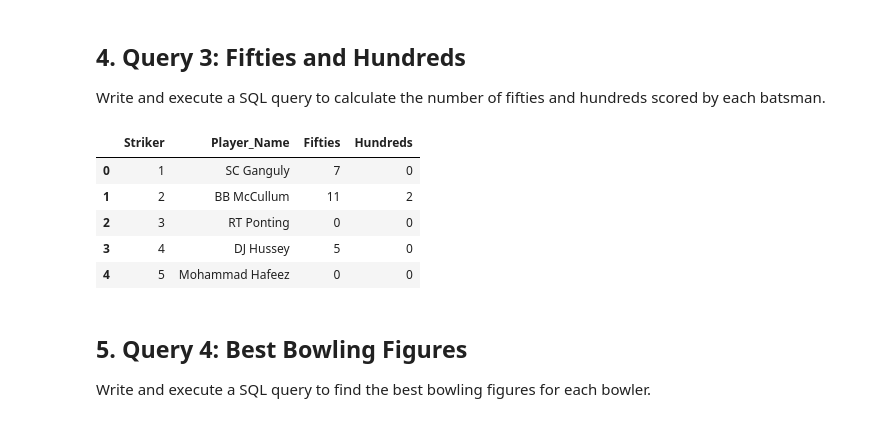
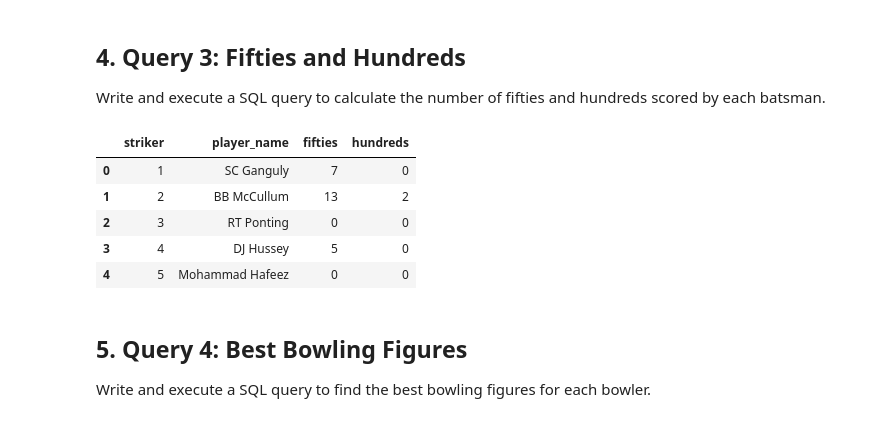
Before and after one commit to Somerillo/DI-Bootcamp, a Jupyter notebook: week9/day5/daily_challenge/Approach_to_Complex_SQLquery_Building_in_Kaggle.ipynb, the cells around one changed output. Cells and saved outputs as stored; diff of their text form; code cells hidden in the pictures.

```diff
--- a/week9/day5/daily_challenge/Approach_to_Complex_SQLquery_Building_in_Kaggle.ipynb
+++ b/week9/day5/daily_challenge/Approach_to_Complex_SQLquery_Building_in_Kaggle.ipynb
@@ -169,68 +193,55 @@ Write and execute a SQL query to calculate the number of fifties and hundreds sc
 # %%
 # query to calculate # of fifties
 query = """
-WITH Innings_Runs_CTE AS ( -- CTE for Innings Runs 50s & 100s
+-- CTE to calculate runs & determine 30s, 50s and 100s
+WITH runs_and_milestones AS (
     SELECT
-        byb.Striker,
-        pl.Player_Name,
-        bs.Match_Id,
-        byb.Innings_No,
-        SUM(bs.Runs_Scored) AS Runs,
-        CASE
-            WHEN SUM(bs.Runs_Scored) >= 50 AND SUM(bs.Runs_Scored) < 100 THEN 1
-            ELSE 0
-        END AS Fifties,
-        CASE
-            WHEN SUM(bs.Runs_Scored) >= 100 THEN 1
-            ELSE 0
-        END AS Hundreds
-    FROM
-        Ball_by_Ball byb
-    JOIN
-        Batsman_Scored bs
-    ON
-        byb.Match_Id = bs.Match_Id
-        AND byb.Over_Id = bs.Over_Id
-        AND byb.Ball_Id = bs.Ball_Id
-        AND byb.Innings_No = bs.Innings_No
-    JOIN
-        Player pl
-    ON
-        byb.Striker = pl.Player_Id
-    GROUP BY
-        byb.Striker, pl.Player_Name, bs.Match_Id, byb.Innings_No
+        striker,
+        bs.match_id,
+        player_name,
+        byb.innings_no,
+        SUM(runs_scored) AS runs,
+        -- calculate milestones: thirties, fifties, and hundreds
+        (CASE WHEN SUM(runs_scored) >= 30 THEN 1 ELSE 0 END) AS thirties,
+        (CASE WHEN SUM(runs_scored) >= 50 THEN 1 ELSE 0 END) AS fifties,
+        (CASE WHEN SUM(runs_scored) >= 100 THEN 1 ELSE 0 END) AS hundreds
+    FROM ball_by_ball byb
+    -- join with batsman_scored to get the runs scored in each ball
+    JOIN batsman_scored bs ON byb.match_id = bs.match_id
+                              AND byb.over_id = bs.over_id
+                              AND byb.ball_id = bs.ball_id
+                              AND byb.innings_no = bs.innings_no
+    -- join with player to get the player's name
+    JOIN player pl ON byb.striker = pl.player_id
+    GROUP BY bs.match_id, player_name
+    ORDER BY byb.innings_no
 ),
-Aggregate_CTE AS ( -- CTE for Aggregate Runs
+-- CTE to sum up thirties, fifties, and hundreds per player
+aggregated_milestones AS (
     SELECT
-        Striker,
-        Player_Name,
-        SUM(Fifties) AS Fifties,
-        SUM(Hundreds) AS Hundreds
-    FROM
-        Innings_Runs_CTE
-    GROUP BY
-        Striker, Player_Name
+        b.striker,
+        b.player_name,
+        SUM(b.fifties) AS fifties,
+        SUM(b.hundreds) AS hundreds
+    FROM runs_and_milestones b
+    GROUP BY b.player_name
 )
-SELECT -- main query
-    Striker,
-    Player_Name,
-    Fifties,
-    Hundreds
-FROM
-    Aggregate_CTE
-ORDER BY
-    Striker;
+
+-- main query
+SELECT *
+FROM aggregated_milestones
+ORDER BY striker;
 """
 
 # execute the query and store result in dataframe
 df = pd.read_sql(query, conn)
 
 # display the dataframe first rows
 display(df.head())
 # %% [output]
-|  | Striker | Player_Name | Fifties | Hundreds |
+|  | striker | player_name | fifties | hundreds |
 | 0 | 1 | SC Ganguly | 7 | 0 |
-| 1 | 2 | BB McCullum | 11 | 2 |
+| 1 | 2 | BB McCullum | 13 | 2 |
 | 2 | 3 | RT Ponting | 0 | 0 |
 | 3 | 4 | DJ Hussey | 5 | 0 |
 | 4 | 5 | Mohammad Hafeez | 0 | 0 |
```
Also changed, not shown: parts of 5 cells of this notebook.
